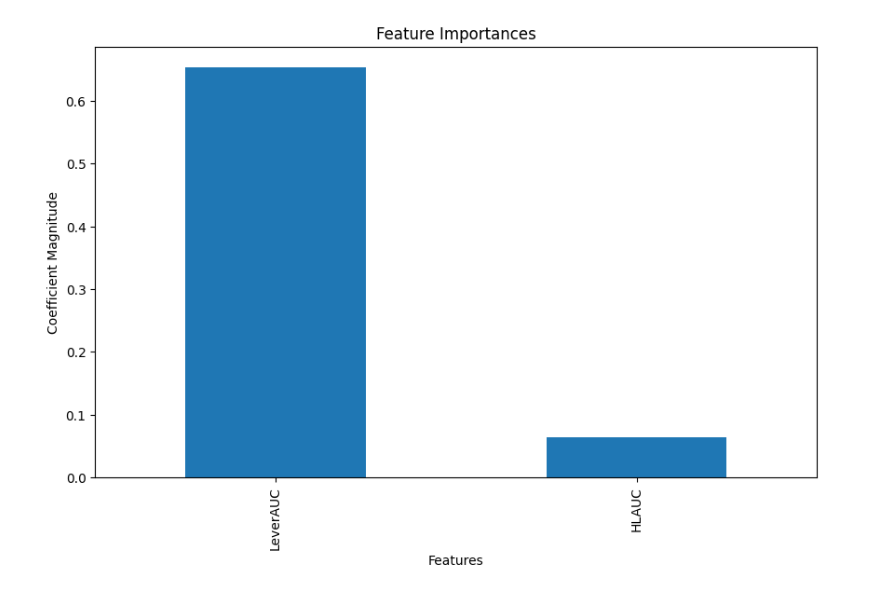
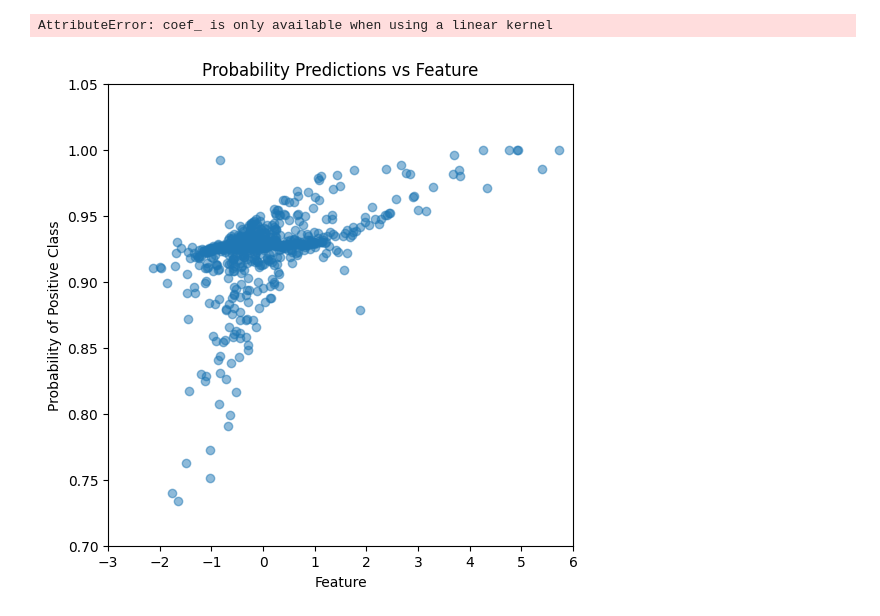
Before and after one commit to wonnpyon/ML-For-Beginners, a Jupyter notebook: Photometry/07SVMs.ipynb, the cells around one changed output. Cells and saved outputs as stored; diff of their text form; code cells hidden in the pictures.

```diff
--- a/Photometry/07SVMs.ipynb
+++ b/Photometry/07SVMs.ipynb
@@ -142,7 +142,7 @@ coefficients = svm_model.coef_[0]  # For binary classification
 import pandas as pd
 
 # Assuming 'feature_names' is a list of your feature names
-features = ['LeverAUC', 'HLAUC']
+features = ['Trial#','LeverZmax', 'LeverAUC']
 feature_importance = pd.DataFrame(coefficients, index=features, columns=['Coefficient'])
 
 import matplotlib.pyplot as plt
@@ -158,6 +158,30 @@ plt.xlabel('Features')
 plt.ylabel('Coefficient Magnitude')
 plt.show()
 # %% [output]
-[figure, removed]
+AttributeError: coef_ is only available when using a linear kernel
+# %%
+import matplotlib.pyplot as plt
+import numpy as np
+
+# Choose a feature for the x-axis
+feature_for_x_axis = X_test_scaled[:,1]  # Replace 'feature_name' with your chosen feature
+
+# Sorting the values for better visualization
+sorted_indices = np.argsort(feature_for_x_axis)
+sorted_feature = feature_for_x_axis[sorted_indices]
+sorted_probabilities = probabilities[sorted_indices]
+
+# Plotting
+plt.figure(figsize=(6,6))
+plt.scatter(sorted_feature, sorted_probabilities, alpha=0.5)
+plt.xlabel('Feature')
+plt.ylabel('Probability of Positive Class')
+plt.title('Probability Predictions vs Feature')
+plt.xlim(-3, 6)
+plt.ylim(0.7, 1.05)
+
+plt.show()
+# %% [output]
+[figure, added]
 # %%
 import matplotlib.pyplot as plt
```
Also changed, not shown: parts of 8 cells of this notebook.
